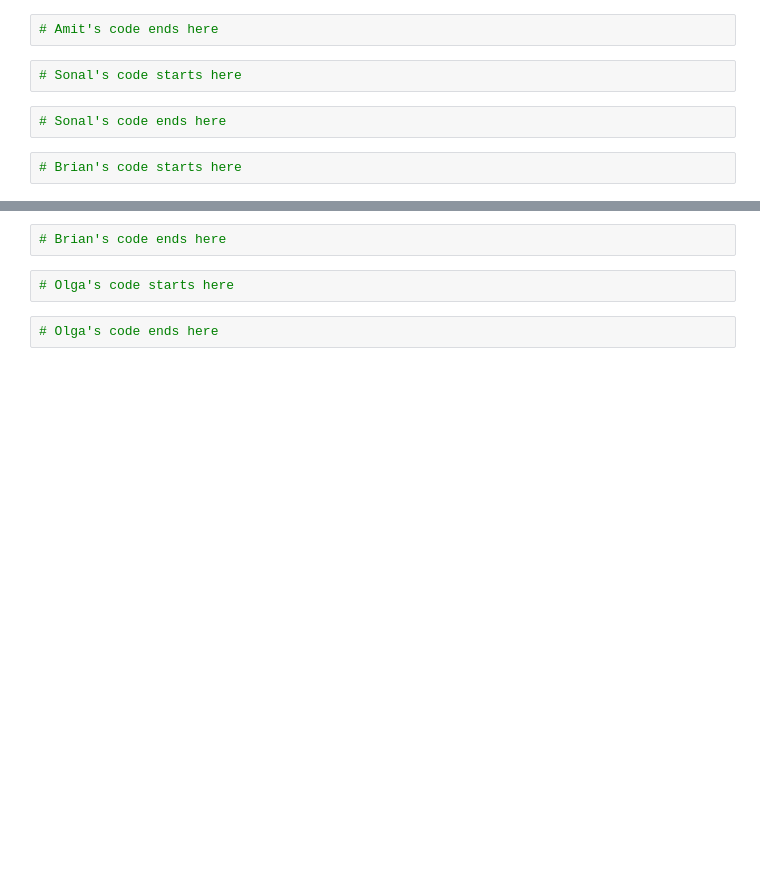
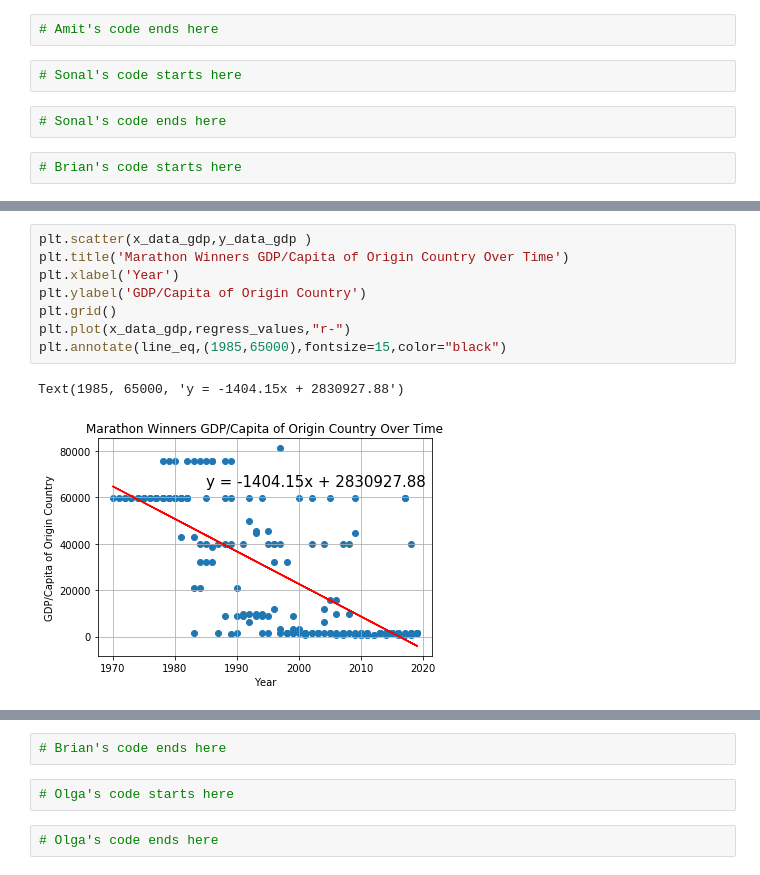
Before and after one commit to bhlynch/project_one, a Jupyter notebook: Team_MarathonRunners_Project_One.ipynb, the cells around one changed output, grey strips where cells are left out. Saved outputs shown, nothing was run; the diff lists cells and outputs as text; blank space fills up the shorter version.

```diff
--- a/Team_MarathonRunners_Project_One.ipynb
+++ b/Team_MarathonRunners_Project_One.ipynb
@@ -43,0 +77,11 @@ marathon_data_complete_new
+# %%
+plt.scatter(x_data_gdp,y_data_gdp )
+plt.title('Marathon Winners GDP/Capita of Origin Country Over Time')
+plt.xlabel('Year')
+plt.ylabel('GDP/Capita of Origin Country')
+plt.grid()
+plt.plot(x_data_gdp,regress_values,"r-")
+plt.annotate(line_eq,(1985,65000),fontsize=15,color="black")
+# %% [output]
+Text(1985, 65000, 'y = -1404.15x + 2830927.88')
+[figure, added]
```
Also changed, not shown: parts of 10 cells of this notebook.
